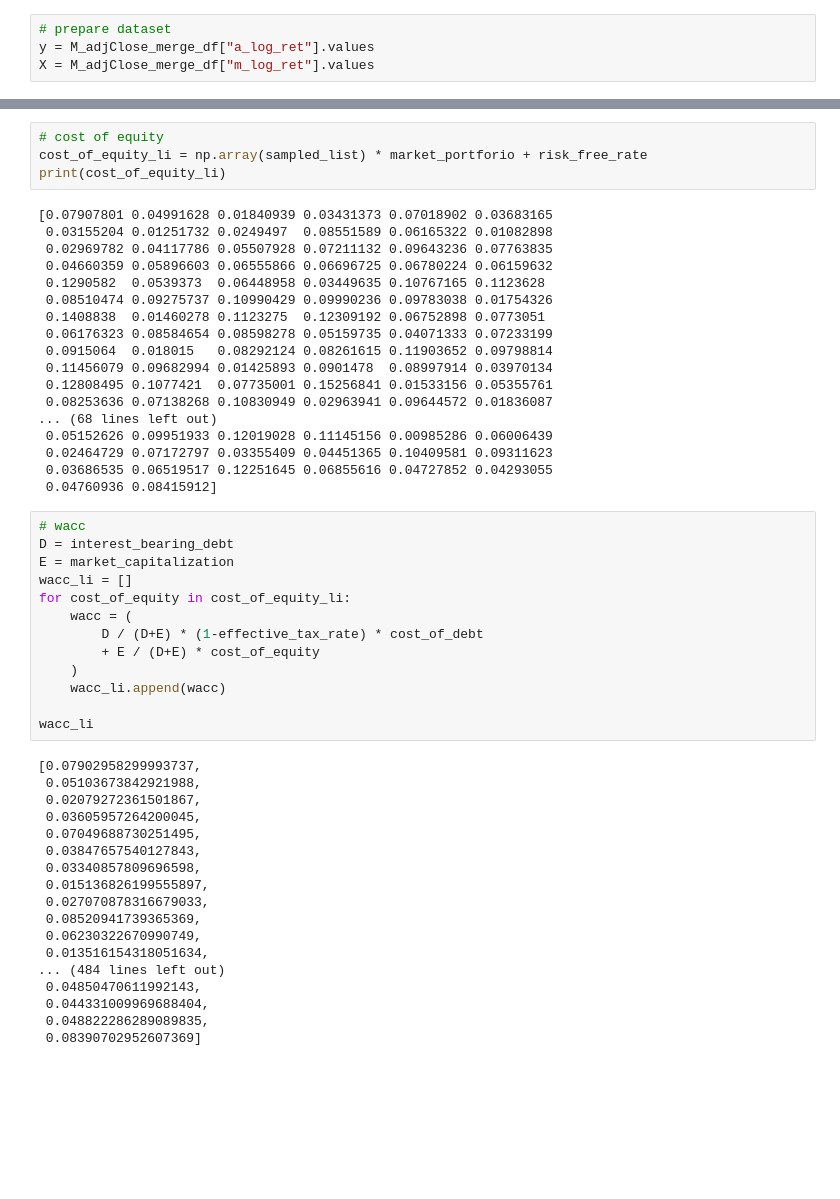
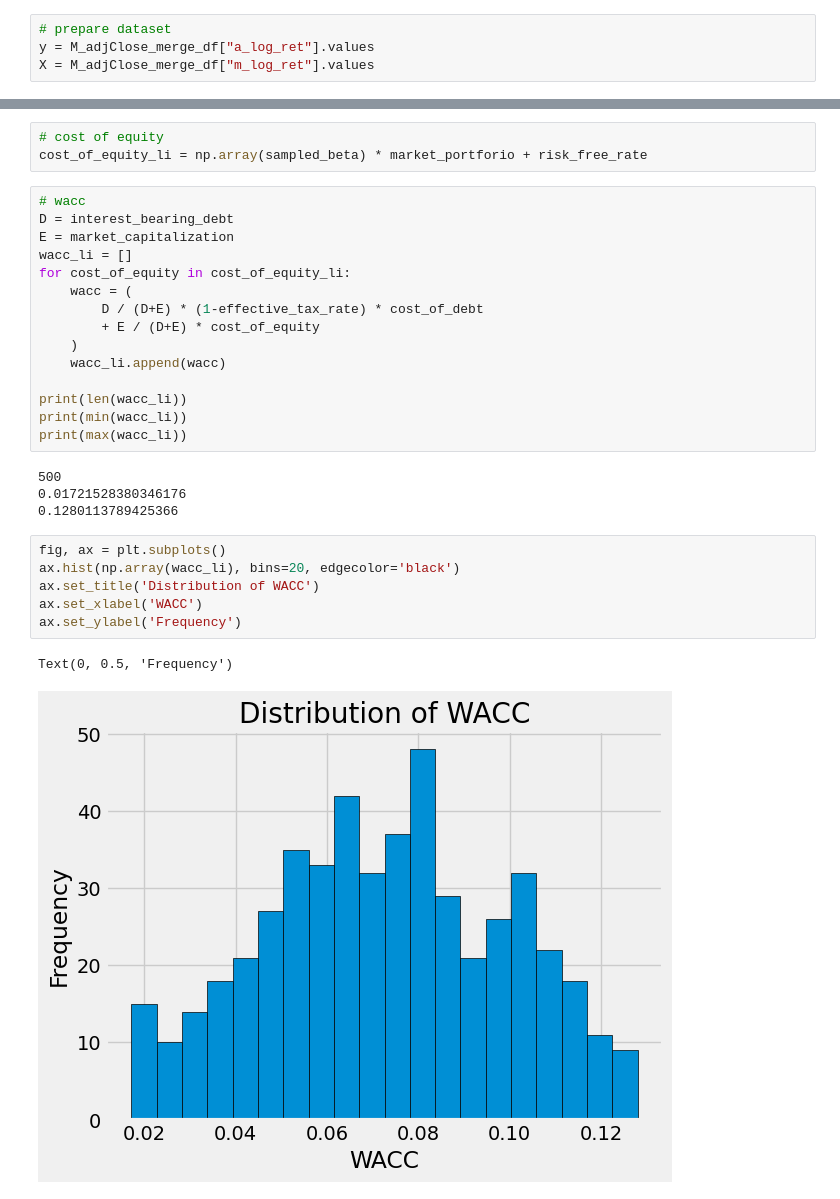
Before and after one commit to wakamatsuikuma/Learning, a Jupyter notebook: montecalro_DCF/notebook/monte_carlo_simulation_with_bayes.ipynb, the cells around one changed output, grey strips where cells are left out. Cells and saved outputs as stored; diff of their text form; blank space fills up the shorter version.

```diff
--- a/montecalro_DCF/notebook/monte_carlo_simulation_with_bayes.ipynb
+++ b/montecalro_DCF/notebook/monte_carlo_simulation_with_bayes.ipynb
@@ -398,26 +335,7 @@ print(cost_of_debt)
 0.09327155519742143
 # %%
 # cost of equity
-cost_of_equity_li = np.array(sampled_list) * market_portforio + risk_free_rate
-print(cost_of_equity_li)
+cost_of_equity_li = np.array(sampled_beta) * market_portforio + risk_free_rate
-# %% [output]
-[0.07907801 0.04991628 0.01840939 0.03431373 0.07018902 0.03683165
- 0.03155204 0.01251732 0.0249497  0.08551589 0.06165322 0.01082898
- 0.02969782 0.04117786 0.05507928 0.07211132 0.09643236 0.07763835
- 0.04660359 0.05896603 0.06555866 0.06696725 0.06780224 0.06159632
- 0.1290582  0.0539373  0.06448958 0.03449635 0.10767165 0.1123628
- 0.08510474 0.09275737 0.10990429 0.09990236 0.09783038 0.01754326
- 0.1408838  0.01460278 0.1123275  0.12309192 0.06752898 0.0773051
- 0.06176323 0.08584654 0.08598278 0.05159735 0.04071333 0.07233199
- 0.0915064  0.018015   0.08292124 0.08261615 0.11903652 0.09798814
- 0.11456079 0.09682994 0.01425893 0.0901478  0.08997914 0.03970134
- 0.12808495 0.1077421  0.07735001 0.15256841 0.01533156 0.05355761
- 0.08253636 0.07138268 0.10830949 0.02963941 0.09644572 0.01836087
-... (68 lines left out)
- 0.05152626 0.09951933 0.12019028 0.11145156 0.00985286 0.06006439
- 0.02464729 0.07172797 0.03355409 0.04451365 0.10409581 0.09311623
- 0.03686535 0.06519517 0.12251645 0.06855616 0.04727852 0.04293055
- 0.04760936 0.08415912]
 # %%
 # wacc
 D = interest_bearing_debt
@@ -430,23 +348,20 @@ for cost_of_equity in cost_of_equity_li:
     )
     wacc_li.append(wacc)
 
-wacc_li
+print(len(wacc_li))
+print(min(wacc_li))
+print(max(wacc_li))
 # %% [output]
-[0.07902958299993737,
- 0.05103673842921988,
- 0.02079272361501867,
- 0.03605957264200045,
- 0.07049688730251495,
- 0.03847657540127843,
- 0.03340857809696598,
- 0.015136826199555897,
- 0.027070878316679033,
- 0.08520941739365369,
- 0.06230322670990749,
- 0.013516154318051634,
-... (484 lines left out)
- 0.04850470611992143,
- 0.044331009969688404,
- 0.048822286289089835,
- 0.08390702952607369]
+500
+0.01721528380346176
+0.1280113789425366
+# %%
+fig, ax = plt.subplots()
+ax.hist(np.array(wacc_li), bins=20, edgecolor='black')
+ax.set_title('Distribution of WACC')
+ax.set_xlabel('WACC')
+ax.set_ylabel('Frequency')
+# %% [output]
+Text(0, 0.5, 'Frequency')
+[figure, added]
 # %% [markdown]
```
Also changed, not shown: parts of 30 cells of this notebook.
